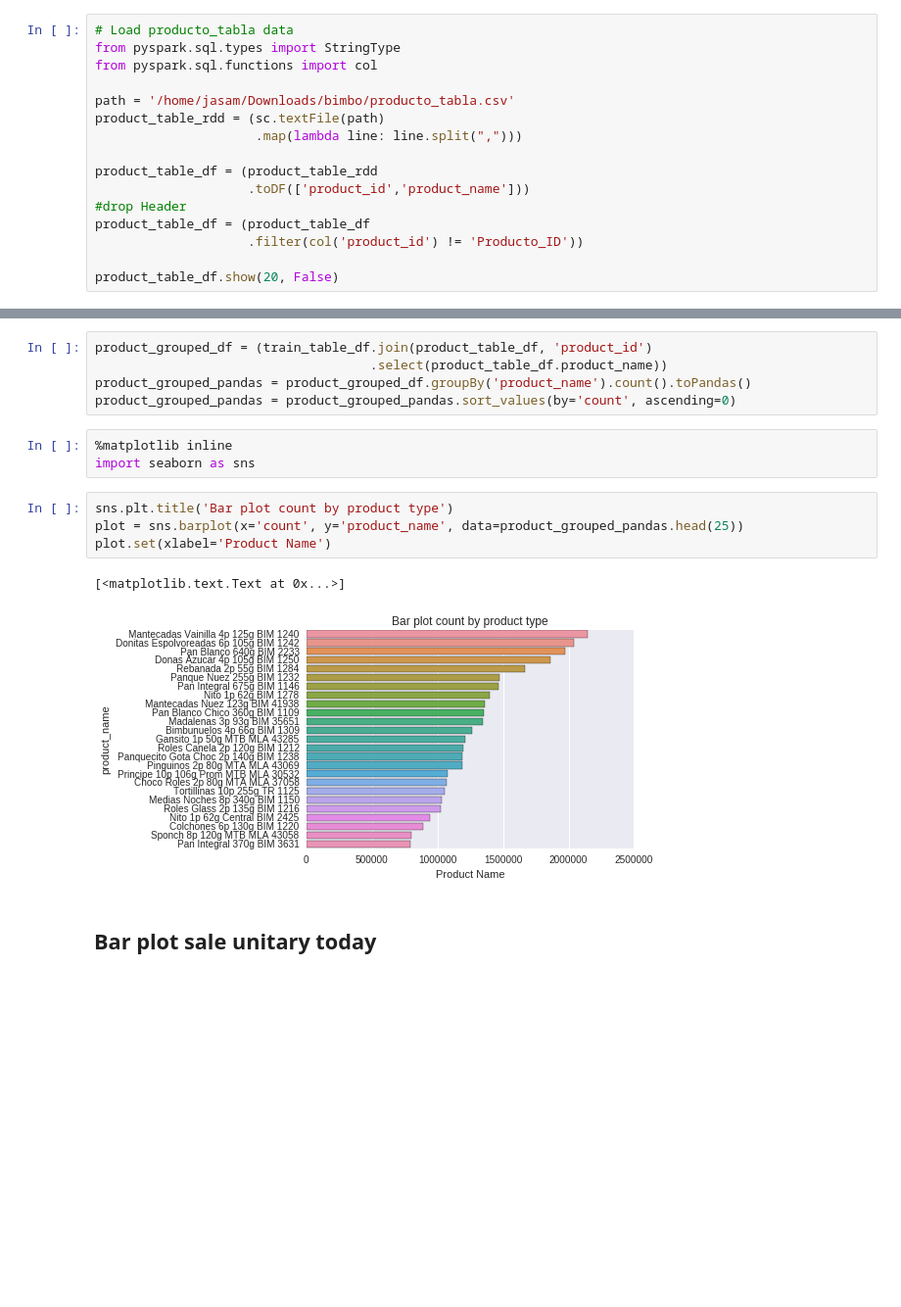
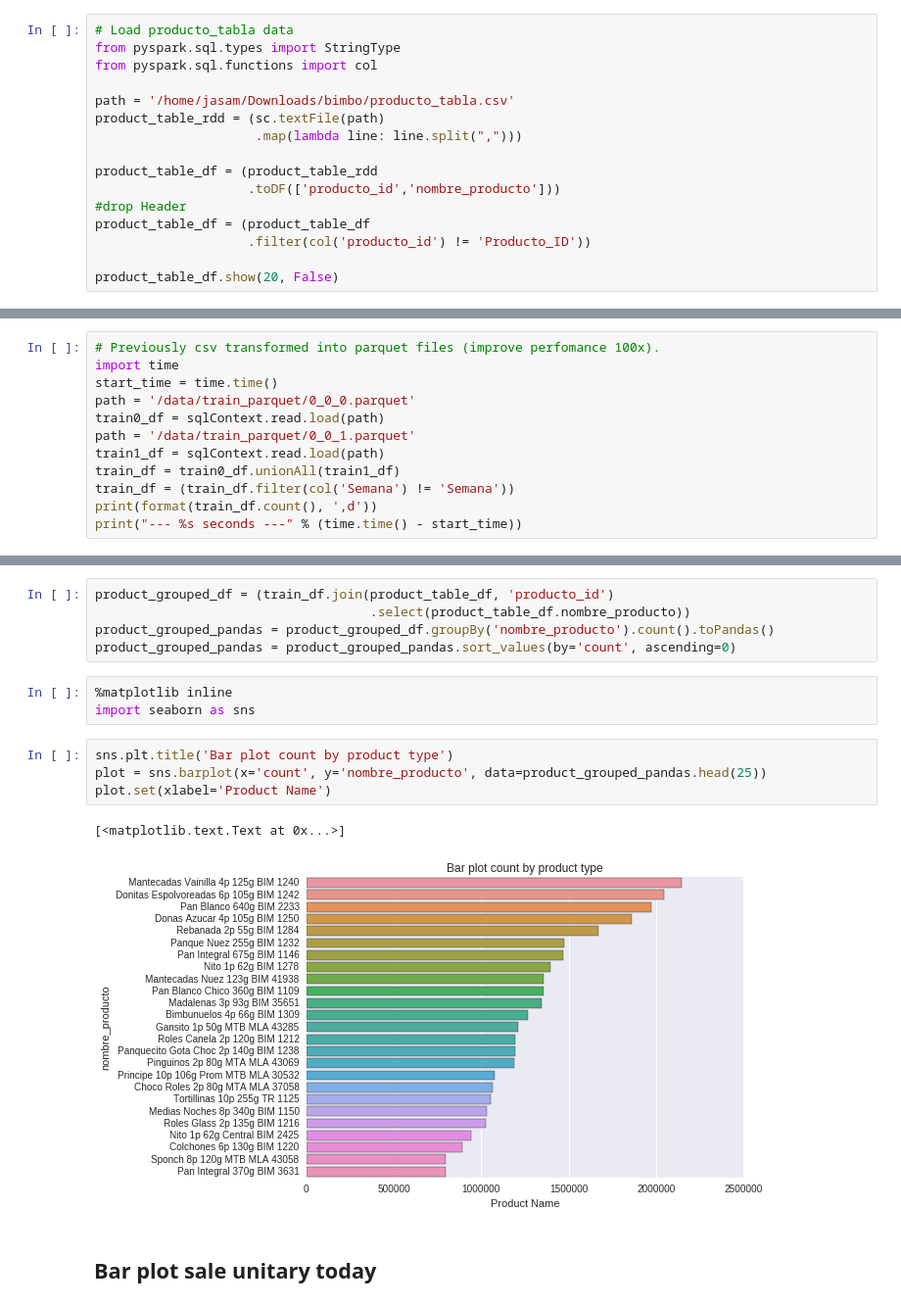
Before and after one commit to jasam/bimbo_challenge, a Jupyter notebook: Bimbo challenge.ipynb, the cells around one changed output, grey strips where cells are left out. Shown: that part at 98% size. Drawn from its saved outputs; the diff is of its cells as text; blank space fills up the shorter version.

```diff
--- a/Bimbo challenge.ipynb
+++ b/Bimbo challenge.ipynb
@@ -13,10 +13,10 @@ product_table_rdd = (sc.textFile(path)
                      .map(lambda line: line.split(",")))
 
 product_table_df = (product_table_rdd
-                    .toDF(['product_id','product_name']))
+                    .toDF(['producto_id','nombre_producto']))
 #drop Header
 product_table_df = (product_table_df
-                    .filter(col('product_id') != 'Producto_ID'))
+                    .filter(col('producto_id') != 'Producto_ID'))
 
 product_table_df.show(20, False)
 # %% [output]
@@ -206,3 +206,15 @@ format(town_state_table_df.count(), ',d')
 only showing top 20 rows
 # %% [markdown]
 ## Describing "train data"
+# %%
+# Previously csv transformed into parquet files (improve perfomance 100x).
+import time
+start_time = time.time()
+path = '/data/train_parquet/0_0_0.parquet'
+train0_df = sqlContext.read.load(path)
+path = '/data/train_parquet/0_0_1.parquet'
+train1_df = sqlContext.read.load(path)
+train_df = train0_df.unionAll(train1_df)
+train_df = (train_df.filter(col('Semana') != 'Semana'))
+print(format(train_df.count(), ',d'))
+print("--- %s seconds ---" % (time.time() - start_time))
@@ -327,20 +344,20 @@ train_table_df.select('*')
 # %% [output]
 DataFrame[week: string, agency_id: string, channel: string, route_sak: string, customer_id: string, product_id: string, sale_uni_today: float, sale_today: float, dev_uni_prox: float, dev_prox: float,  ...
 # %%
-product_grouped_df = (train_table_df.join(product_table_df, 'product_id')
-                                    .select(product_table_df.product_name))
-product_grouped_pandas = product_grouped_df.groupBy('product_name').count().toPandas()
+product_grouped_df = (train_df.join(product_table_df, 'producto_id')
+                                    .select(product_table_df.nombre_producto))
+product_grouped_pandas = product_grouped_df.groupBy('nombre_producto').count().toPandas()
 product_grouped_pandas = product_grouped_pandas.sort_values(by='count', ascending=0)
 # %%
 %matplotlib inline
 import seaborn as sns
 # %%
 sns.plt.title('Bar plot count by product type')
-plot = sns.barplot(x='count', y='product_name', data=product_grouped_pandas.head(25))
+plot = sns.barplot(x='count', y='nombre_producto', data=product_grouped_pandas.head(25))
 plot.set(xlabel='Product Name')
 # %% [output]
 [<matplotlib.text.Text at 0x...>]
-[figure, old version]
+[figure, new version]
 # %% [markdown]
 ## Bar plot sale unitary today
 # %%
```
Also changed, not shown: parts of 6 cells of this notebook, 9 other files.
